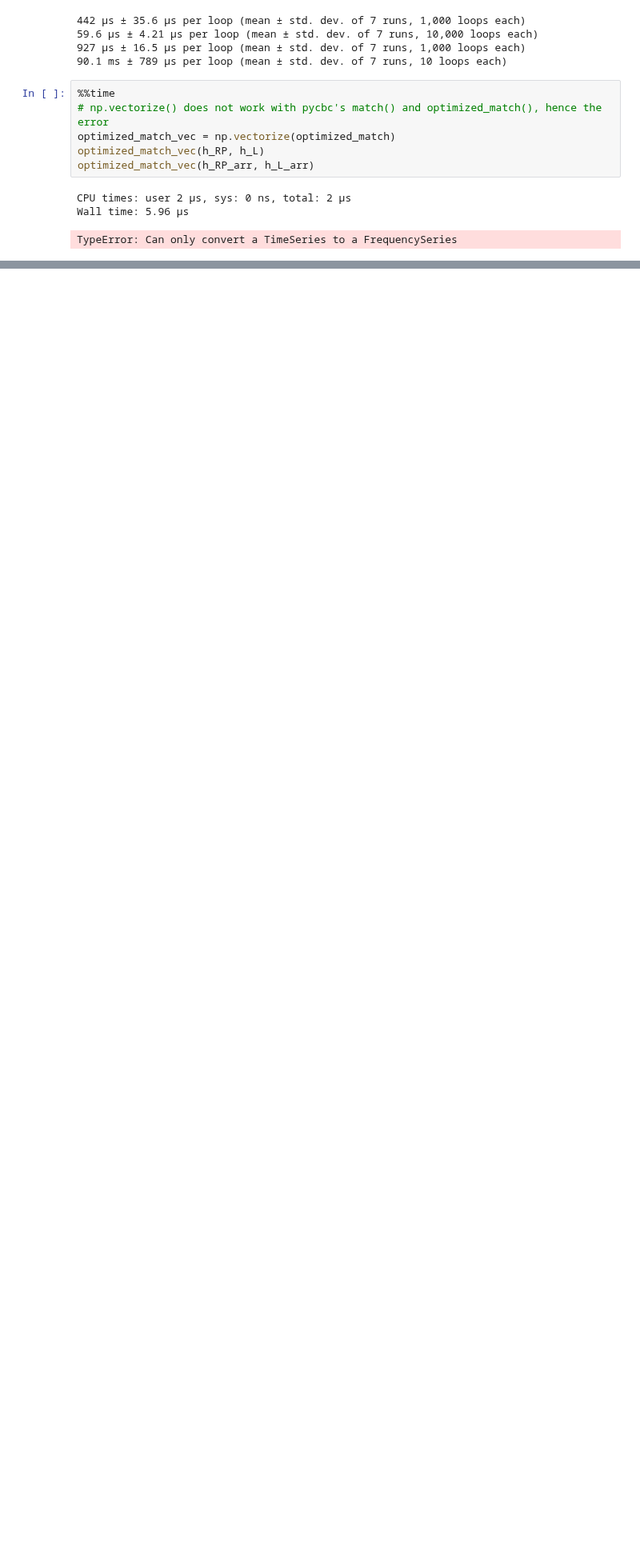
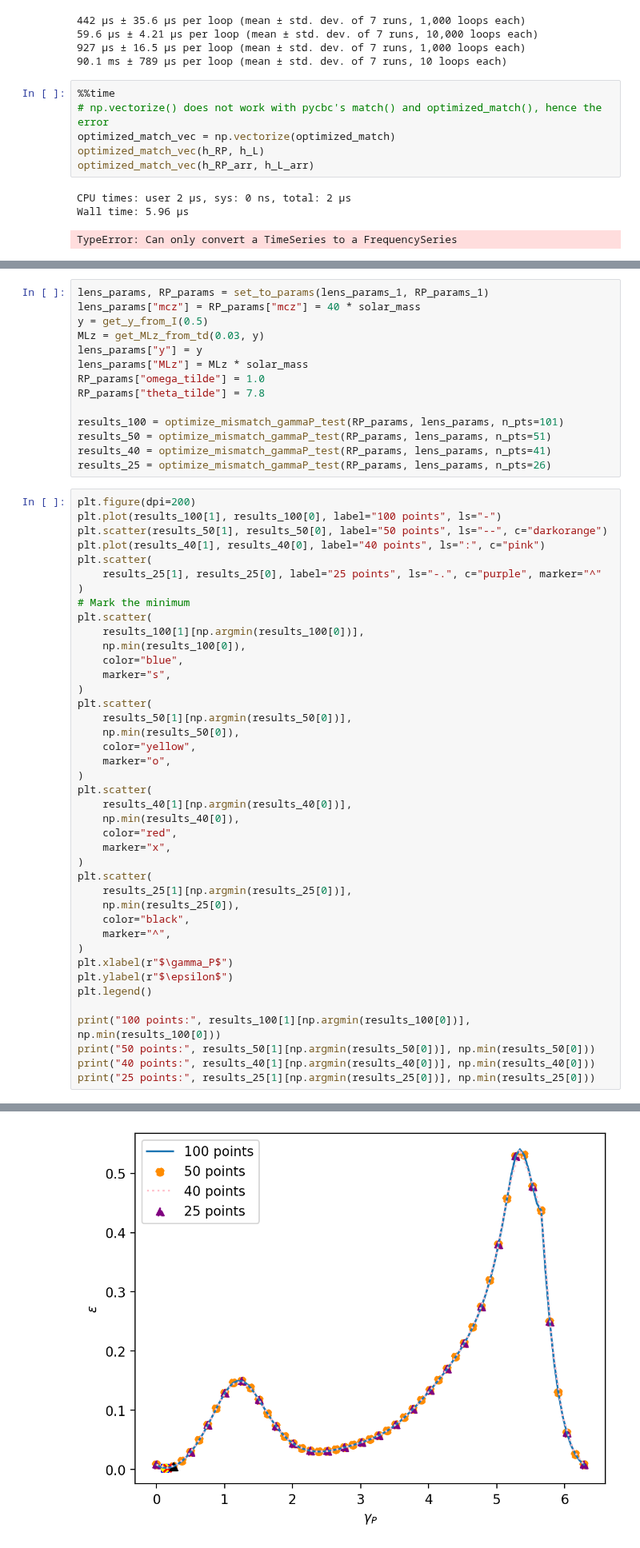
Before and after one commit to fairytien/lensing_and_precession, a Jupyter notebook: notebooks/vectorization_test.ipynb, the cells around one changed output, grey strips where cells are left out. Shown at 80% size. Drawn from its saved outputs; the diff is of its cells as text; blank space fills up the shorter version.

```diff
--- a/notebooks/vectorization_test.ipynb
+++ b/notebooks/vectorization_test.ipynb
@@ -349,0 +390,56 @@ TypeError: Can only convert a TimeSeries to a FrequencySeries
+# %%
+lens_params, RP_params = set_to_params(lens_params_1, RP_params_1)
+lens_params["mcz"] = RP_params["mcz"] = 40 * solar_mass
+y = get_y_from_I(0.5)
+MLz = get_MLz_from_td(0.03, y)
+lens_params["y"] = y
+lens_params["MLz"] = MLz * solar_mass
+RP_params["omega_tilde"] = 1.0
+RP_params["theta_tilde"] = 7.8
+
+results_100 = optimize_mismatch_gammaP_test(RP_params, lens_params, n_pts=101)
+results_50 = optimize_mismatch_gammaP_test(RP_params, lens_params, n_pts=51)
+results_40 = optimize_mismatch_gammaP_test(RP_params, lens_params, n_pts=41)
+results_25 = optimize_mismatch_gammaP_test(RP_params, lens_params, n_pts=26)
+# %%
+plt.figure(dpi=200)
+plt.plot(results_100[1], results_100[0], label="100 points", ls="-")
+plt.scatter(results_50[1], results_50[0], label="50 points", ls="--", c="darkorange")
+plt.plot(results_40[1], results_40[0], label="40 points", ls=":", c="pink")
+plt.scatter(
+    results_25[1], results_25[0], label="25 points", ls="-.", c="purple", marker="^"
+)
+# Mark the minimum
+plt.scatter(
+    results_100[1][np.argmin(results_100[0])],
+    np.min(results_100[0]),
+    color="blue",
+    marker="s",
+)
+plt.scatter(
+    results_50[1][np.argmin(results_50[0])],
+    np.min(results_50[0]),
+    color="yellow",
+    marker="o",
+)
+plt.scatter(
+    results_40[1][np.argmin(results_40[0])],
+    np.min(results_40[0]),
+    color="red",
+    marker="x",
+)
+plt.scatter(
+    results_25[1][np.argmin(results_25[0])],
+    np.min(results_25[0]),
+    color="black",
+    marker="^",
+)
+plt.xlabel(r"$\gamma_P$")
+plt.ylabel(r"$\epsilon$")
+plt.legend()
+
+print("100 points:", results_100[1][np.argmin(results_100[0])], np.min(results_100[0]))
+print("50 points:", results_50[1][np.argmin(results_50[0])], np.min(results_50[0]))
+print("40 points:", results_40[1][np.argmin(results_40[0])], np.min(results_40[0]))
+print("25 points:", results_25[1][np.argmin(results_25[0])], np.min(results_25[0]))
+# %% [output]
@@ -349,0 +450 @@ TypeError: Can only convert a TimeSeries to a FrequencySeries
+[figure, added]
```
Also changed, not shown: parts of 3 cells of this notebook, 7 other files.
